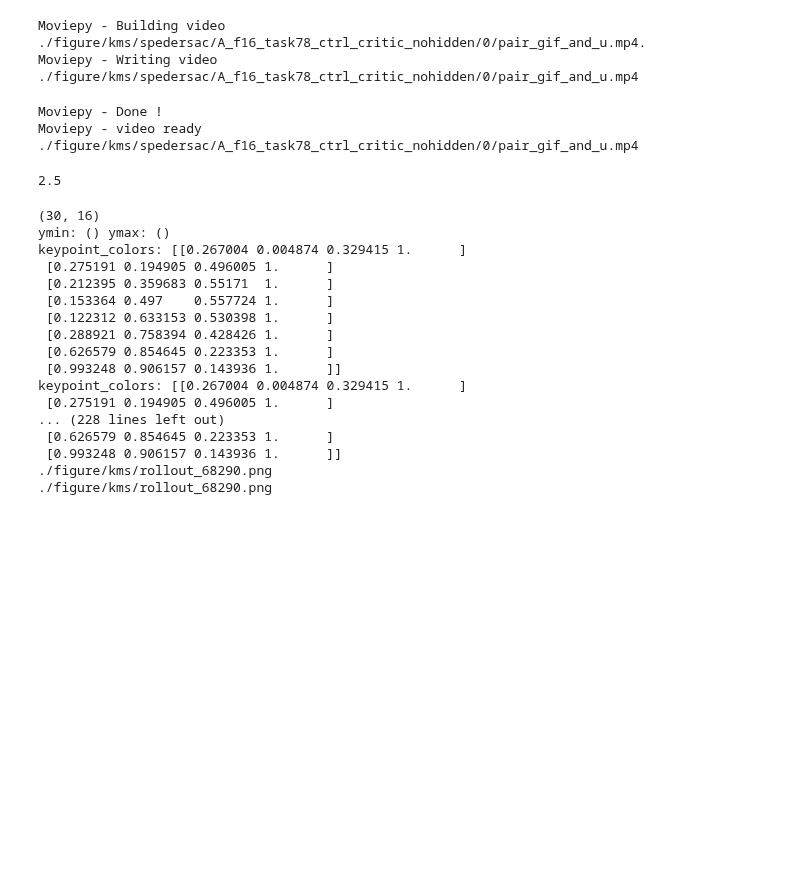
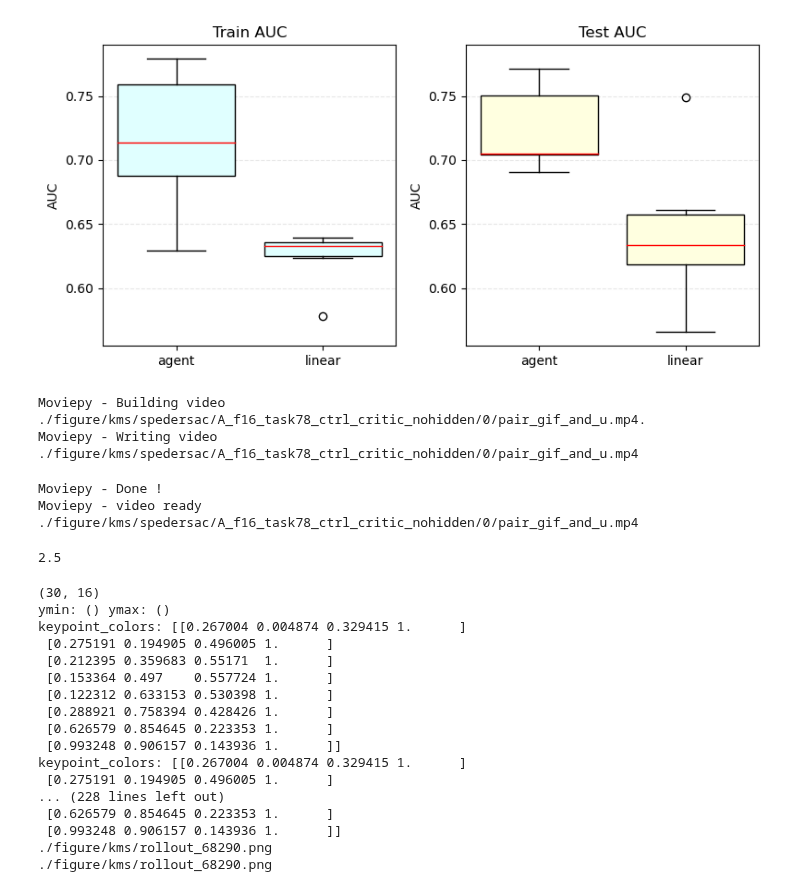
Before and after one commit to G1NO3/Rat7m-SPEDER, a Jupyter notebook: simulation.ipynb, the cells around one changed output. Saved outputs shown, nothing was run; the diff lists cells and outputs as text; code cells hidden in the pictures; blank space fills up the shorter version.

```diff
--- a/simulation.ipynb
+++ b/simulation.ipynb
@@ -63,3 +283,39 @@ plt.show()
+# %%
+
+fig, axes = plt.subplots(1, 2, figsize=(8, 4), sharey=True)
+
+# 训练集的箱线图
+axes[0].boxplot(
+    [train_auc_agent, train_auc_linear],
+    labels=['agent', 'linear'],
+    widths=0.8,                    # ← 这里
+    patch_artist=True,
+    boxprops={'facecolor':'lightcyan','edgecolor':'black'},
+    medianprops={'color':'red'}
+)
+axes[0].set_title('Train AUC')
+
+# 测试集箱线图：同样调整
+axes[1].boxplot(
+    [test_auc_agent, test_auc_linear],
+    labels=['agent', 'linear'],
+    widths=0.8,                    # ← 这里
+    patch_artist=True,
+    boxprops={'facecolor':'lightyellow','edgecolor':'black'},
+    medianprops={'color':'red'}
+)
+axes[1].set_title('Test AUC')
+
+for ax in axes:
+    ax.set_ylabel('AUC')
+    ax.grid(axis='y', linestyle='--', alpha=0.3)
+    ax.tick_params(axis='y', labelleft=True)
+
+plt.tight_layout()
+plt.savefig('./keymoseq/auc_boxplot.pdf', dpi=300)
+plt.show()
+# %% [output]
+[figure, added]
 # %%
 state_dim = 16
 action_dim = 16
```
Also changed, not shown: parts of 11 cells of this notebook, 2 other files.
